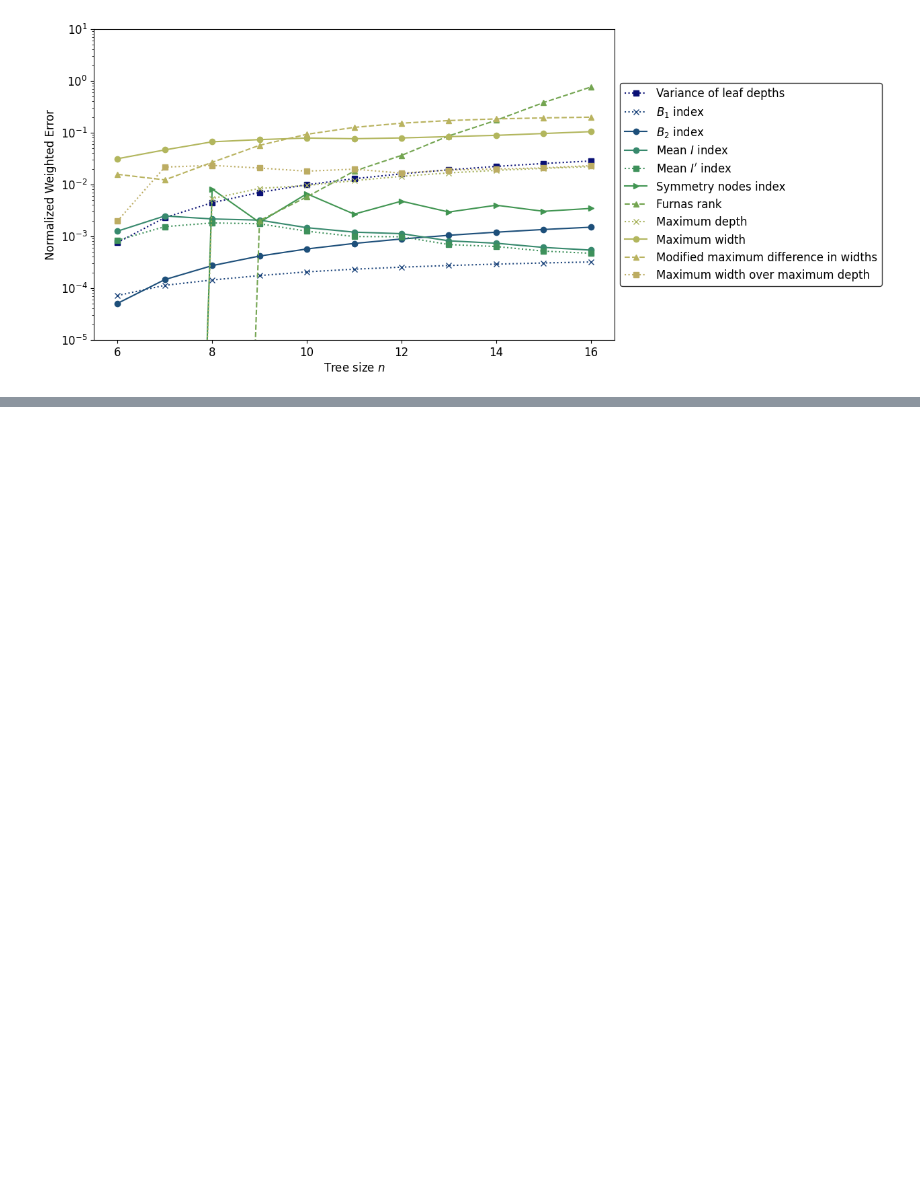
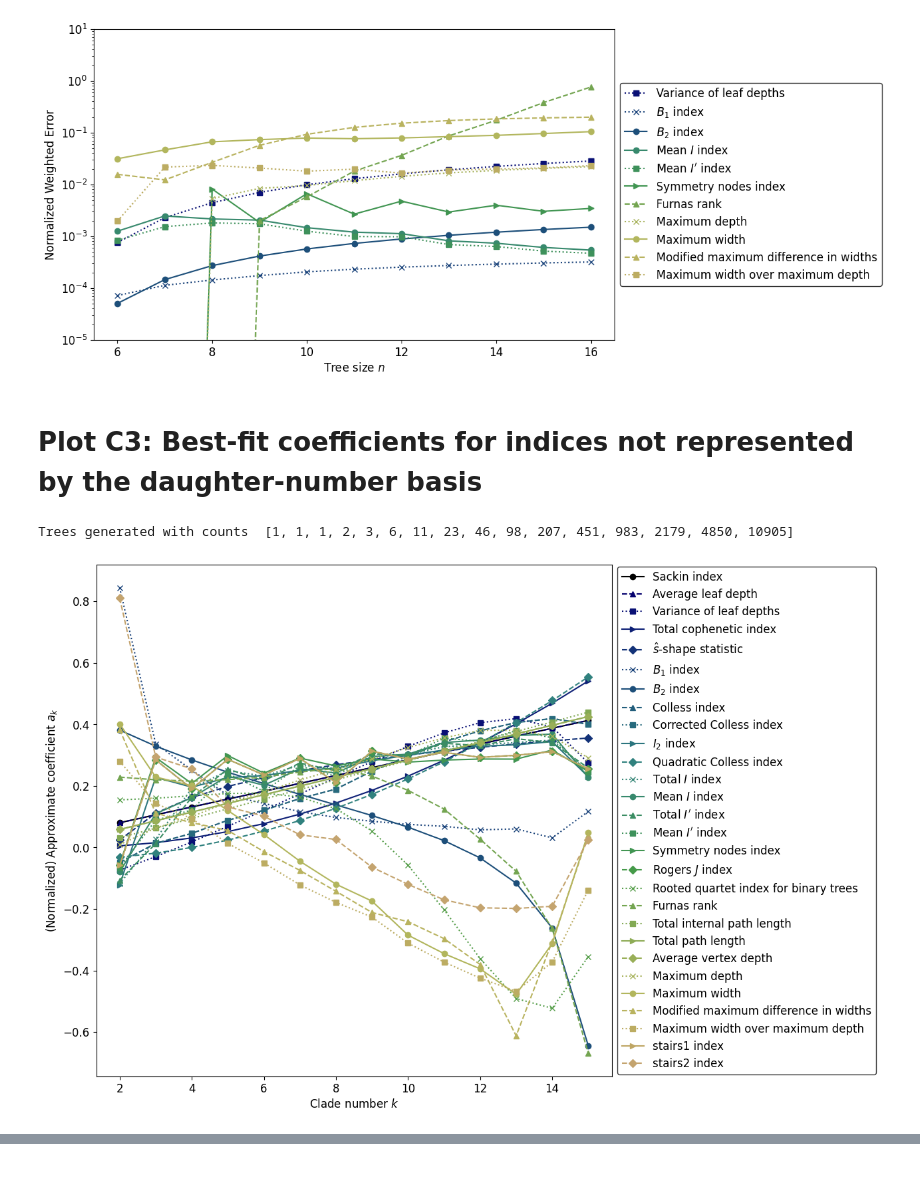
Before and after one commit to dbauman18/phylogenetic_basis_statistics, a Jupyter notebook: notebooks/plot_figures.ipynb, the cells around one changed output, grey strips where cells are left out. Saved outputs shown, nothing was run; the diff lists cells and outputs as text; code cells hidden in the pictures; blank space fills up the shorter version.

Commit message:
finished plots

```diff
--- a/notebooks/plot_figures.ipynb
+++ b/notebooks/plot_figures.ipynb
@@ -391,3 +391,72 @@ plt.yticks(fontsize = 12)
 plt.show()
 # %% [output]
 [figure]
+# %% [markdown]
+# Plot C3: Best-fit coefficients for indices not represented by the daughter-number basis
+# %%
+# Pick list of indices to study (all not represented by clade-number basis, and exclude Colijn-Plazzotta and Furnas ranks)
+all_indices = Tree().get_balance_names()
+my_indices = Tree().get_balance_names()
+# First, we remove the indices that are represented by the clade-number basis
+clade_labels = BalanceIndexCoefficients().get_clade_labels()
+exclude = clade_labels + ['Colijn-Plazzotta rank', 'Furnas rank']
+for label in exclude:
+    my_indices.remove(label)
+# %%
+# Run for all indices
+all_indices = Tree().get_balance_names()
+my_indices = Tree().get_balance_names()
+exclude = ['Colijn-Plazzotta rank']
+for label in exclude:
+    my_indices.remove(label)
+# %%
+# Now we project each index onto the clade-number basis for n = 16
+n = 16
+trees = UnlabelledTree(n)
+
+clade_regression_results = {}
+
+clade_numbers, _, balance_indices, weights = trees.get_data(n)
+
+clade_numbers = np.array(clade_numbers)
+clade_numbers = clade_numbers[:, :-1] # uncomment to remove the last column of the clade_numbers (since this is redundant and always equal to 1)
+balance_indices = pd.DataFrame(balance_indices, columns=all_indices)
+# drop Colijn-Plazzatto index along with all columns that are represented by the clade-number basis
+balance_indices = balance_indices.drop(columns=exclude)
+weights = np.array(weights)
+
+# weight the data by weights before performing least squares
+W = np.sqrt(np.diag(weights))
+Bw = np.dot(W, balance_indices.values)
+Cw = np.dot(W, clade_numbers)
+
+# Calculate the least squares solution for each index and store the results
+for i in range(len(my_indices)):
+    X = la.lstsq(Cw, Bw[:, i])[0]
+    clade_regression_results[my_indices[i]] = X
+# %% [output]
+Trees generated with counts  [1, 1, 1, 2, 3, 6, 11, 23, 46, 98, 207, 451, 983, 2179, 4850, 10905]
+# %%
+# Now, plot the coefficients for each index
+plt.figure(figsize=(10, 10))
+
+for index in my_indices:
+    params = plot_params(index)
+    y = clade_regression_results[index].flatten()
+    # Normalize the coefficients so has magnitude 1
+    y /= np.linalg.norm(y)
+    plt.plot(range(2, n), y, label=params['label'],
+             linestyle = params['linestyle'],
+             marker = params['marker'], markevery=1,
+             color = params['color'])
+
+plt.xlabel('Clade number $k$', fontsize=12)
+plt.ylabel('(Normalized) Approximate coefficient $a_k$', fontsize=12)
+plt.xticks(fontsize = 12)
+plt.yticks(fontsize = 12)
+plt.legend(loc='center left', bbox_to_anchor=(1, 0.5), fontsize = 12, frameon=True, edgecolor = 'black')
+# plt.tight_layout()
+plt.savefig(os.path.join(parent_dir, 'plots', 'clade_basis_projection_coefficients.png'), bbox_inches='tight', dpi=300)
+plt.show()
+# %% [output]
+[figure, added]
```
Also changed, not shown: parts of 3 cells of this notebook, 4 other files.
